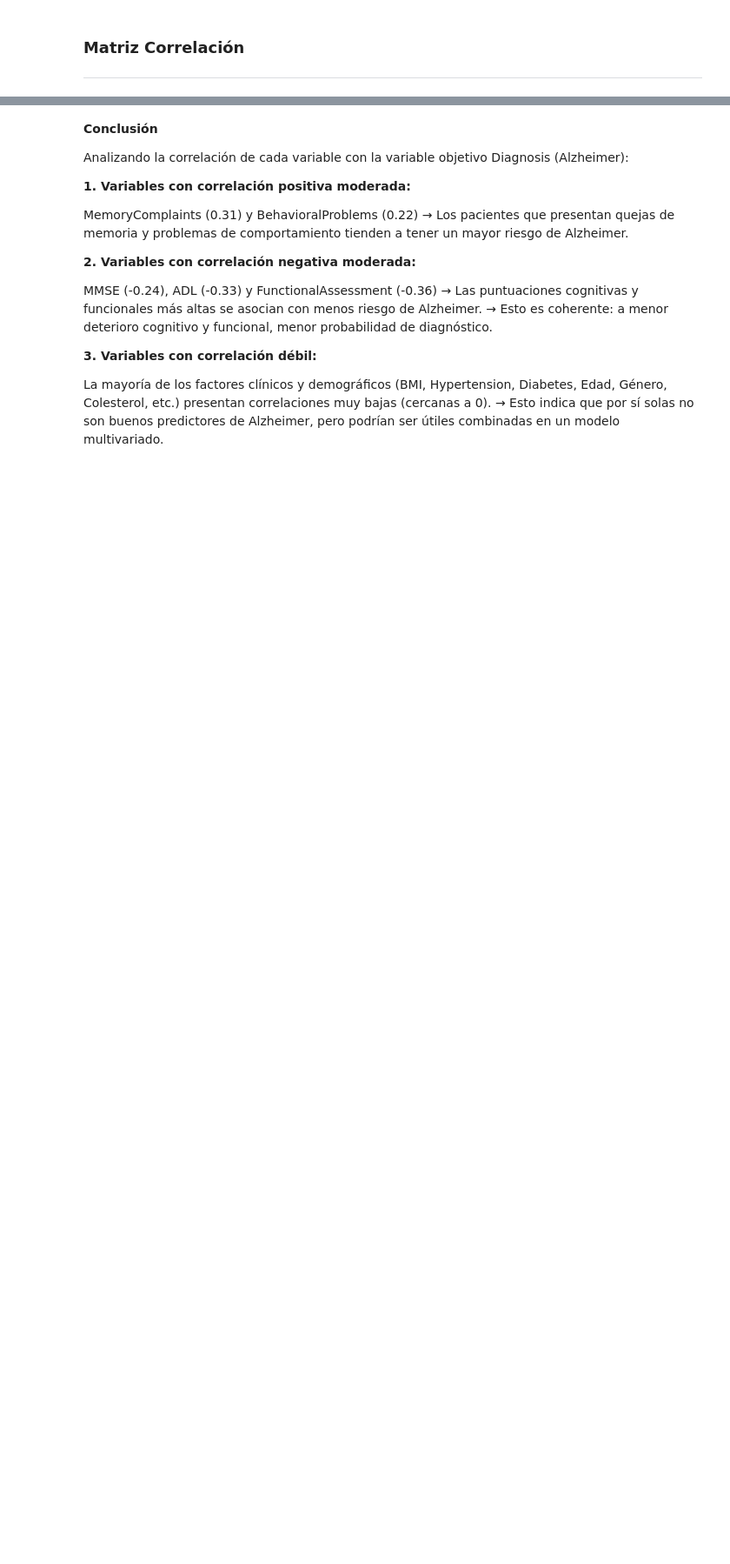
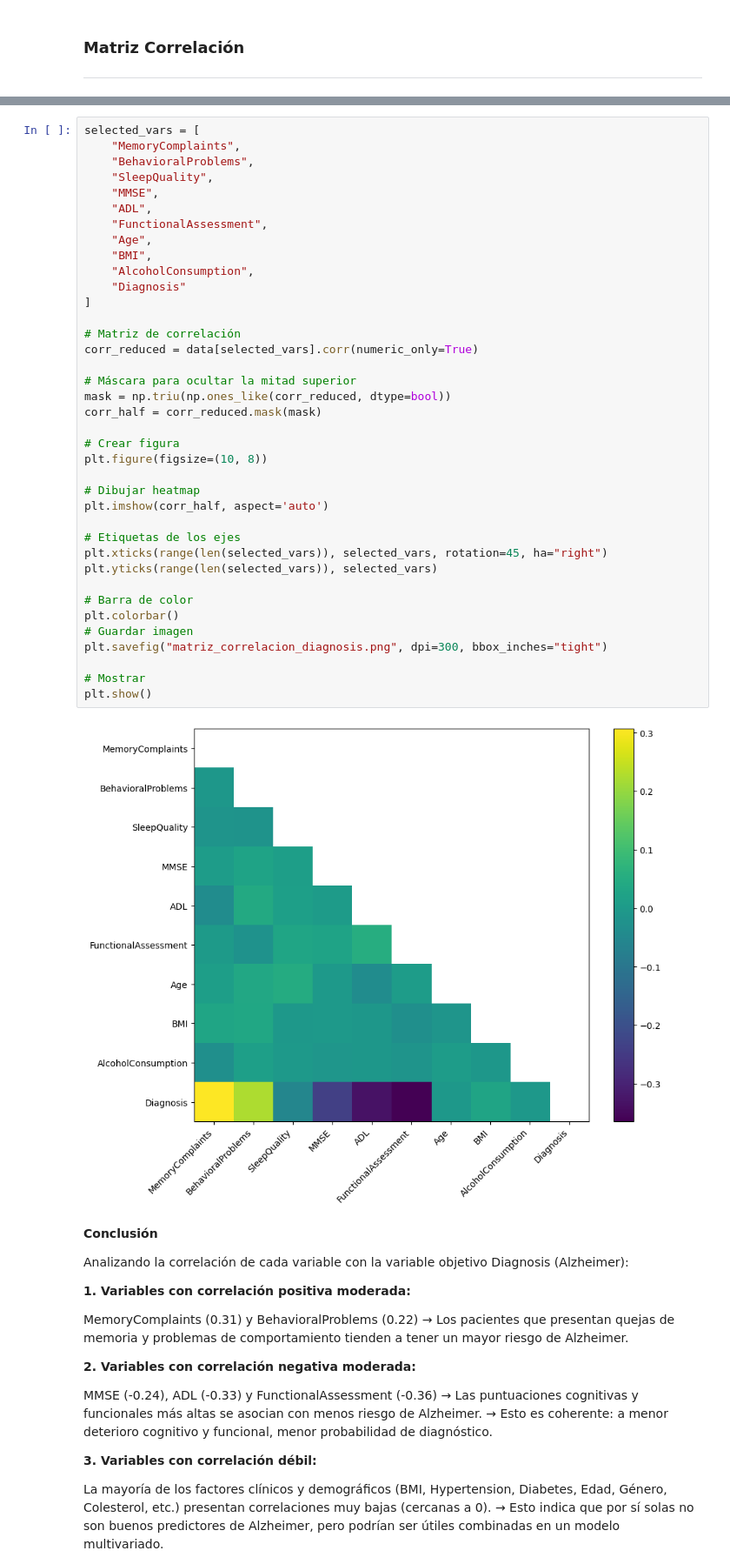
Before and after one commit to diegobravo10/Alzheimer-Prediction, a Jupyter notebook: AnalisisExploratorio.ipynb, the cells around one changed output, grey strips where cells are left out. Shown at 87% size. Drawn from its saved outputs; the diff is of its cells as text; blank space fills up the shorter version.

```diff
--- a/AnalisisExploratorio.ipynb
+++ b/AnalisisExploratorio.ipynb
@@ -367,3 +367,43 @@ fig.show()
+# %%
+selected_vars = [
+    "MemoryComplaints",
+    "BehavioralProblems",
+    "SleepQuality",
+    "MMSE",
+    "ADL",
+    "FunctionalAssessment",
+    "Age",
+    "BMI",
+    "AlcoholConsumption",
+    "Diagnosis"
+]
+
+# Matriz de correlación
+corr_reduced = data[selected_vars].corr(numeric_only=True)
+
+# Máscara para ocultar la mitad superior
+mask = np.triu(np.ones_like(corr_reduced, dtype=bool))
+corr_half = corr_reduced.mask(mask)
+
+# Crear figura
+plt.figure(figsize=(10, 8))
+
+# Dibujar heatmap
+plt.imshow(corr_half, aspect='auto')
+
+# Etiquetas de los ejes
+plt.xticks(range(len(selected_vars)), selected_vars, rotation=45, ha="right")
+plt.yticks(range(len(selected_vars)), selected_vars)
+
+# Barra de color
+plt.colorbar()
+# Guardar imagen
+plt.savefig("matriz_correlacion_diagnosis.png", dpi=300, bbox_inches="tight")
+
+# Mostrar
+plt.show()
+# %% [output]
+[figure, added]
 # %% [markdown]
 **Conclusión**
 
```
Also changed, not shown: parts of 6 cells of this notebook.
